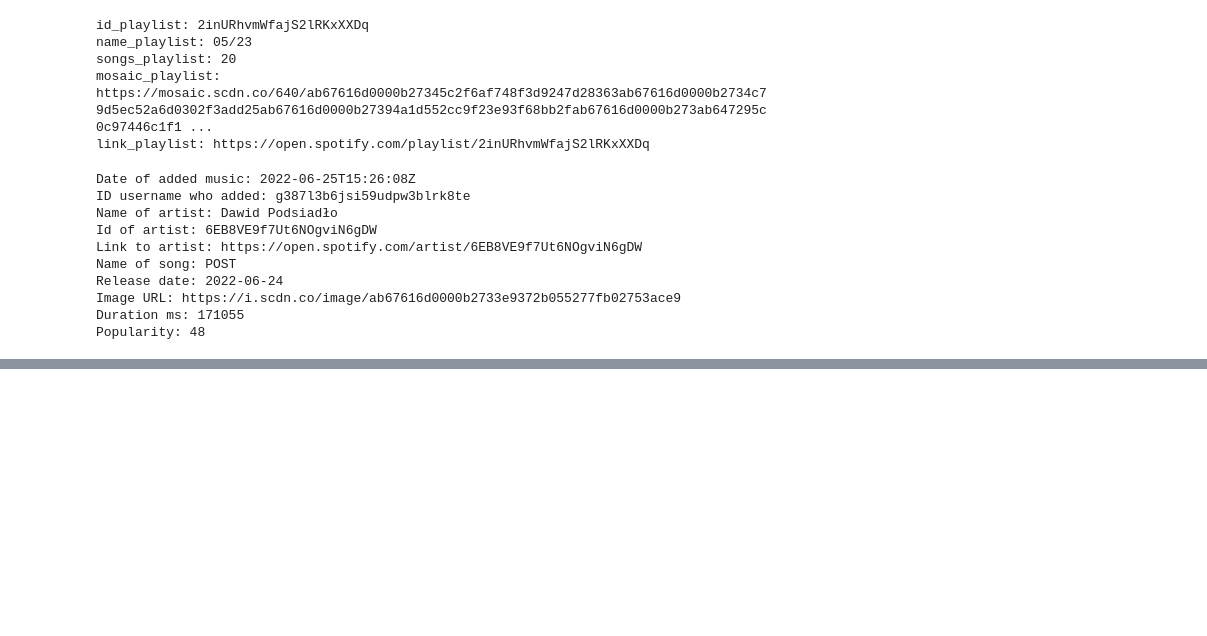
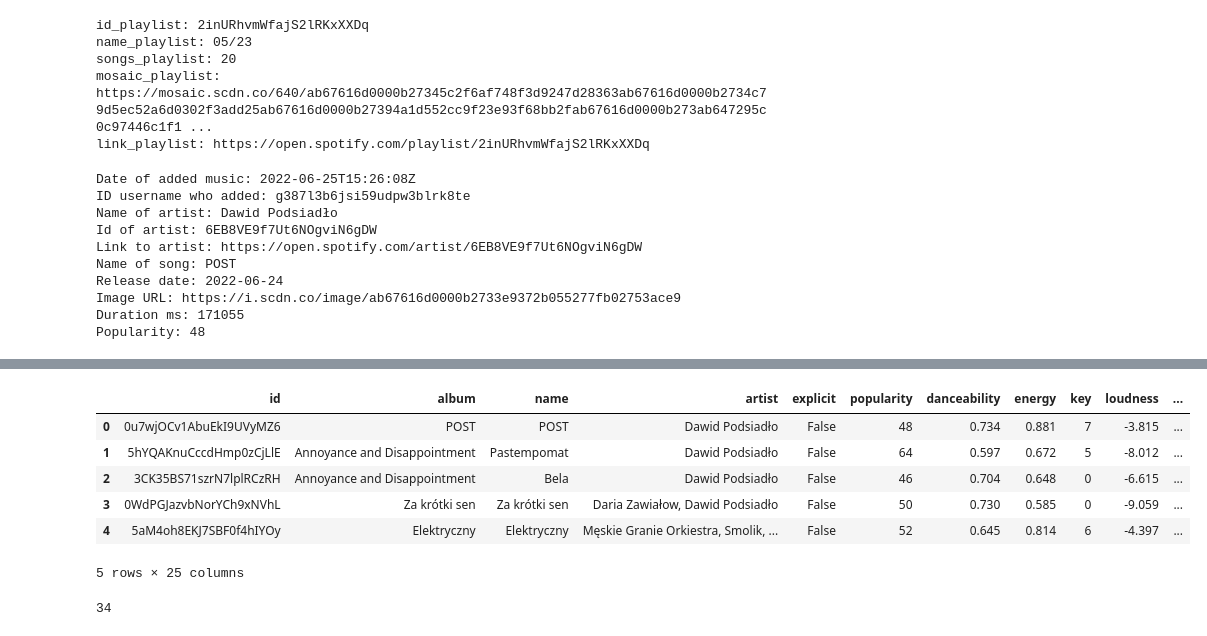
Before and after one commit to tadeuszshelby/Spotify_Analysis, a Jupyter notebook: Notebook_Spotify.ipynb, the cells around one changed output, grey strips where cells are left out. Drawn from its saved outputs; the diff is of its cells as text; code cells hidden in the pictures; blank space fills up the shorter version.

Commit message:
generate all song in one dataframe

```diff
--- a/Notebook_Spotify.ipynb
+++ b/Notebook_Spotify.ipynb
@@ -109,0 +109,4 @@ Only for push repo
+# %%
+# --- RETRIEVE PLAYLIST_ID BY GETTING THE SPOTIFY URI OF ANY PLAYLIST
+results = sp.playlist(spotify_playlist_id)
+extra_results = sp.playlist_items(spotify_playlist_id)
@@ -109,0 +142,24 @@ Only for push repo
+# %%
+# --- THIS IS THE SAME WHAT ABOVE, ONLY ADDED TO DATAFRAME
+playlists = sp.user_playlists(spotify_username)
+playlist_data = []
+
+while playlists:
+    for playlist in playlists['items']:
+        playlist_info = {
+            #'Playlist Index': i + 1 + playlists['offset'],
+            'Playlist URI': playlist['uri'],
+            'Playlist Name': playlist['name']
+        }
+        playlist_data.append(playlist_info)
+
+    if playlists['next']:
+        playlists = sp.next(playlists)
+    else:
+        playlists = None
+
+# --- CREATE A DATAFRAME FROM THE PLAYLIST_DATA
+df = pd.DataFrame(playlist_data)
+
+# --- PRINT THE DATAFRAME
+#print(df)
@@ -109,0 +205,10 @@ Only for push repo
+# %%
+playlist_data = extract_playlist_data(spotify_username)
+
+for playlist in playlist_data:
+    print('Playlist:', playlist['Playlist Name'])
+    print('Playlist URI:', playlist['Playlist URI'])
+    print('Tracks:')
+    for track in playlist['Tracks']:
+        print('   -', track['Track Name'], 'by', track['Track Artist'])
+    print()
@@ -109,0 +368,16 @@ Only for push repo
+# %%
+# --- PRINT FINAL_DF
+final_df.head()
+# %% [output]
+|  | id | album | name | artist | explicit | popularity | danceability | energy | key | loudness | ... |
+| 0 | 0u7wjOCv1AbuEkI9UVyMZ6 | POST | POST | Dawid Podsiadło | False | 48 | 0.734 | 0.881 | 7 | -3.815 | ... |
+| 1 | 5hYQAKnuCccdHmp0zCjLlE | Annoyance and Disappointment | Pastempomat | Dawid Podsiadło | False | 64 | 0.597 | 0.672 | 5 | -8.012 | ... |
+| 2 | 3CK35BS71szrN7lplRCzRH | Annoyance and Disappointment | Bela | Dawid Podsiadło | False | 46 | 0.704 | 0.648 | 0 | -6.615 | ... |
+| 3 | 0WdPGJazvbNorYCh9xNVhL | Za krótki sen | Za krótki sen | Daria Zawiałow, Dawid Podsiadło | False | 50 | 0.730 | 0.585 | 0 | -9.059 | ... |
+| 4 | 5aM4oh8EKJ7SBF0f4hIYOy | Elektryczny | Elektryczny | Męskie Granie Orkiestra, Smolik, ... | False | 52 | 0.645 | 0.814 | 6 | -4.397 | ... |
+5 rows × 25 columns
+# %%
+# --- HOW MANY SONG ARE IN THE PLAYLIST
+print(len(final_df.index))
+# %% [output]
+34
```
Also changed, not shown: parts of 12 cells of this notebook.
